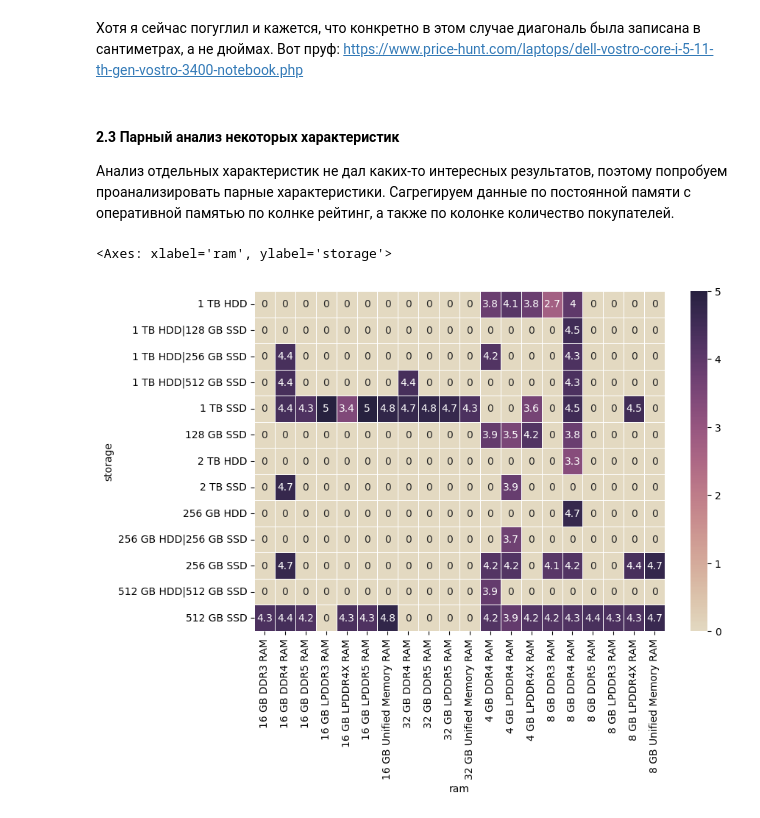
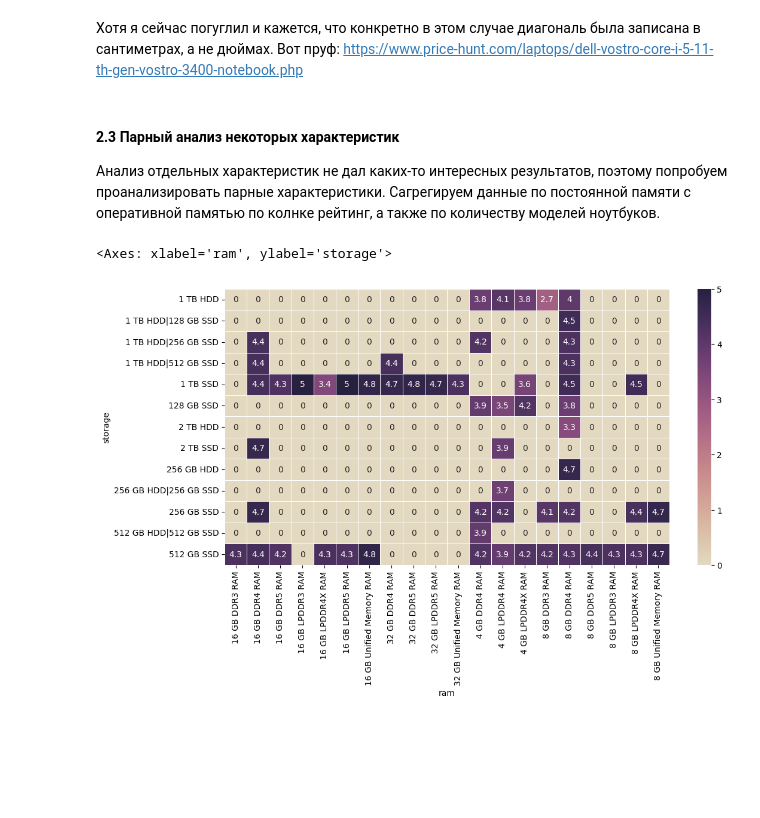
Before and after one commit to OneMoreGate/Machine_learning_MIPT, a Jupyter notebook: Modul_2/Ind_Task/done_work.ipynb, the cells around one changed output. Saved outputs shown, nothing was run; the diff lists cells and outputs as text; code cells hidden in the pictures; blank space fills up the shorter version.

```diff
--- a/Modul_2/Ind_Task/done_work.ipynb
+++ b/Modul_2/Ind_Task/done_work.ipynb
@@ -349,20 +351,20 @@ Name: 445, dtype: object
 # %% [markdown]
 #### 2.3 Парный анализ некоторых характеристик
 
-Анализ отдельных характеристик не дал каких-то интересных результатов, поэтому попробуем проанализировать парные характеристики. Сагрегируем данные по постоянной памяти с оперативной памятью по колнке рейтинг, а также по колонке количество покупателей.
+Анализ отдельных характеристик не дал каких-то интересных результатов, поэтому попробуем проанализировать парные характеристики. Сагрегируем данные по постоянной памяти с оперативной памятью по колнке рейтинг, а также по количеству моделей ноутбуков.
 # %%
 disp_stor_raiting = pd.pivot_table(df, \
 values='rating', \
 index=['storage'],\
 columns=['ram'], \
 aggfunc=np.mean).fillna(0)
 
 color = sns.color_palette("ch:s=-.2,r=.6", as_cmap=True)
-f, ax = plt.subplots(figsize=(9, 6))
+fig, ax = plt.subplots(figsize=(12, 6))
 sns.heatmap(disp_stor_raiting, annot=True, linewidths=0.5, cmap=color)
 # %% [output]
 <Axes: xlabel='ram', ylabel='storage'>
-[figure, old version]
+[figure, new version]
 # %%
 disp_stor_buyer = pd.pivot_table(df, \
 values='no_of_ratings', \
```
Also changed, not shown: parts of 16 cells of this notebook, 6 other files.
